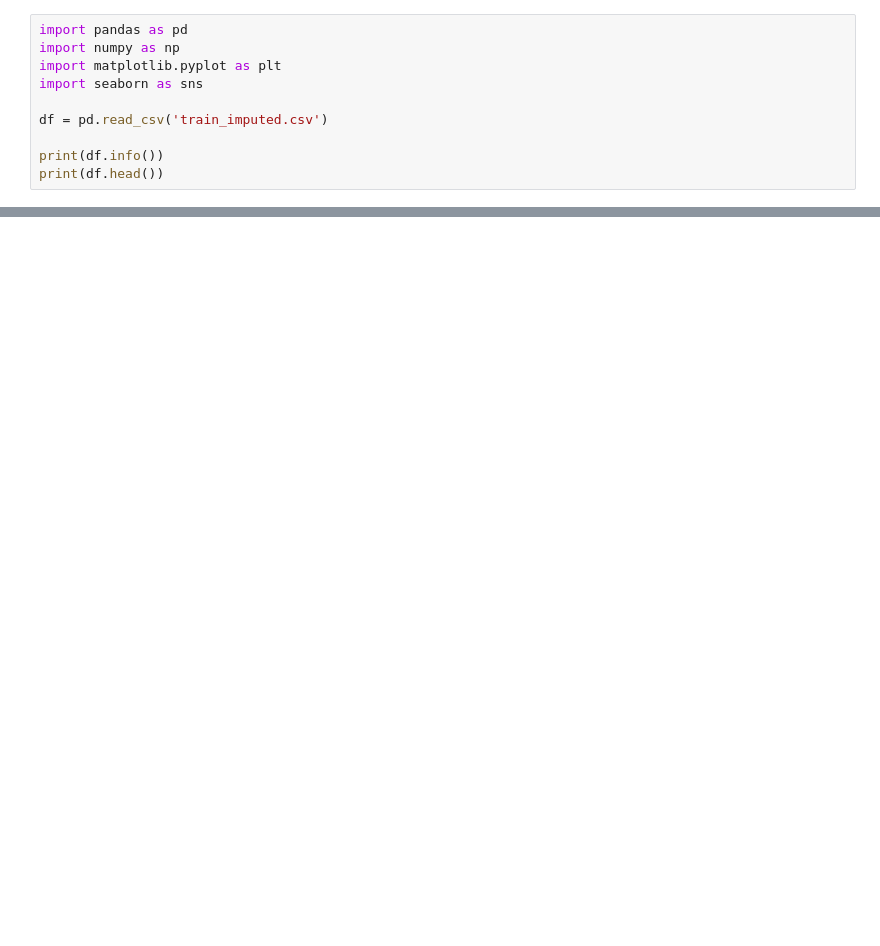
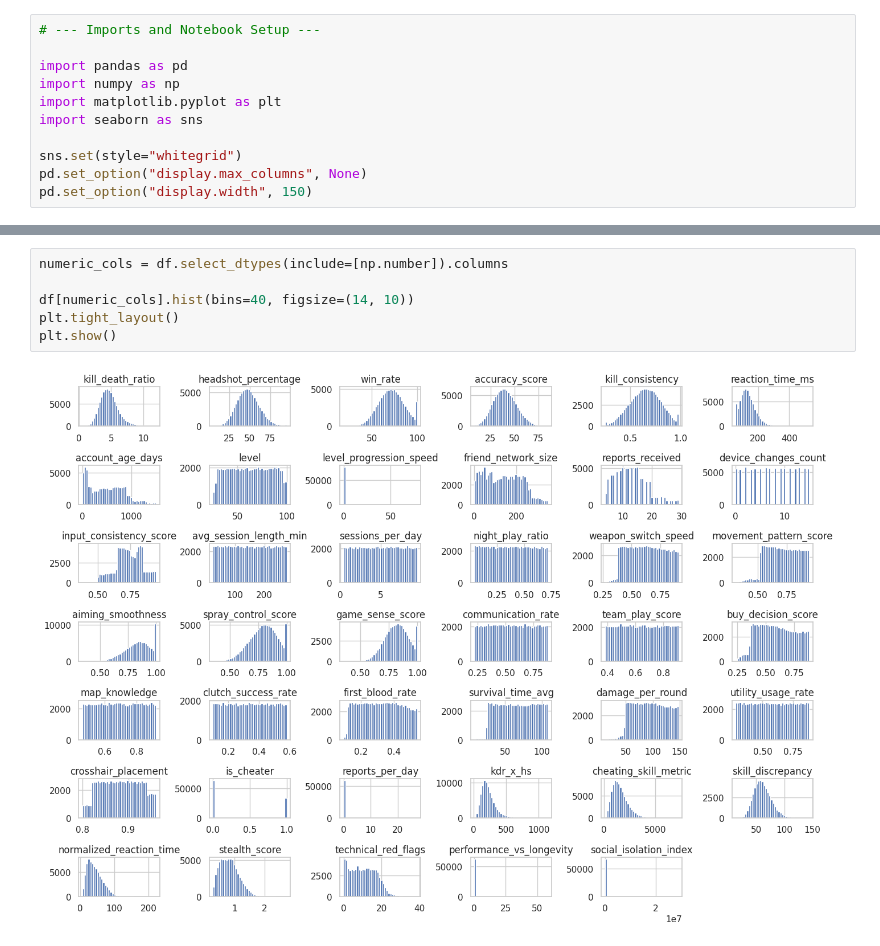
Before and after one commit to kurvidah/cpe342-player-intelligence-system, a Jupyter notebook: task1/eda.ipynb, the cells around one changed output, grey strips where cells are left out. Drawn from its saved outputs; the diff is of its cells as text; blank space fills up the shorter version.

```diff
--- a/task1/eda.ipynb
+++ b/task1/eda.ipynb
@@ -3,10 +5,11 @@
 # %%
+# --- Imports and Notebook Setup ---
+
 import pandas as pd
 import numpy as np
 import matplotlib.pyplot as plt
 import seaborn as sns
 
-df = pd.read_csv('train_imputed.csv')
-
-print(df.info())
-print(df.head())
+sns.set(style="whitegrid")
+pd.set_option("display.max_columns", None)
+pd.set_option("display.width", 150)
@@ -55 +102,9 @@ for col in numerical_cols:
+# %%
+numeric_cols = df.select_dtypes(include=[np.number]).columns
+
+df[numeric_cols].hist(bins=40, figsize=(14, 10))
+plt.tight_layout()
+plt.show()
+# %% [output]
+[figure, added]
 # %%
```
Also changed, not shown: parts of 14 cells of this notebook, 4 other files.
